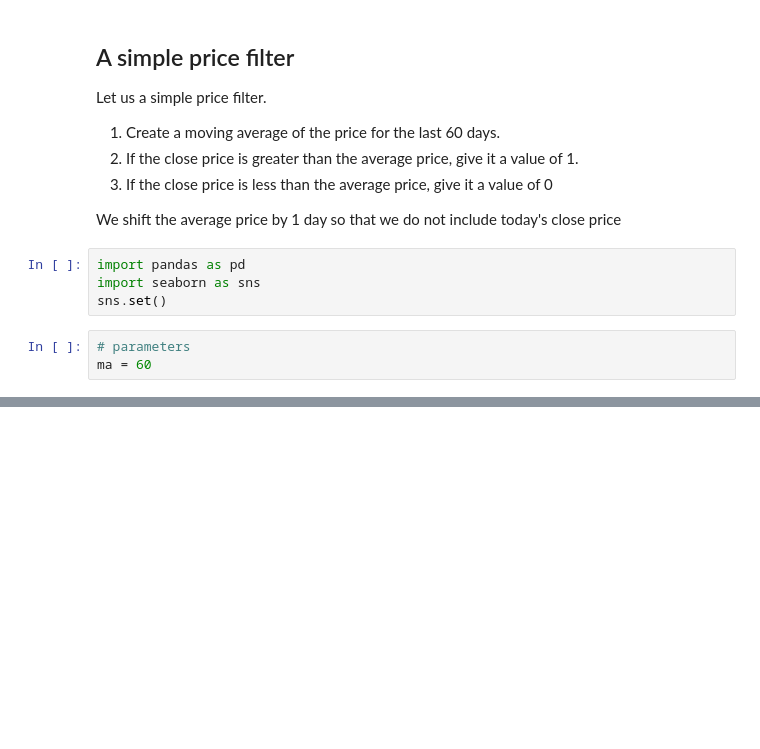
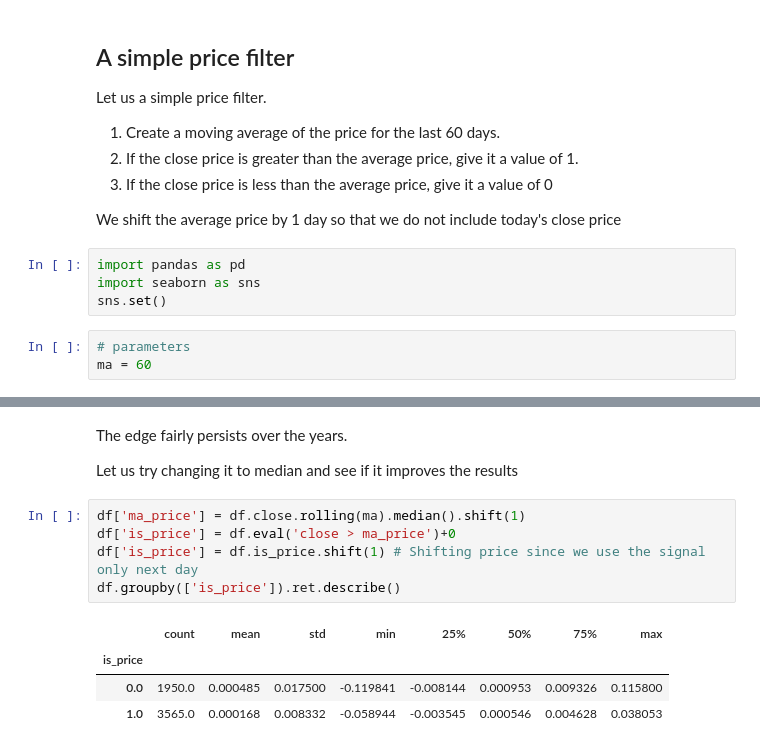
Before and after one commit to uberdeveloper/website, a Jupyter notebook: posts/notebooks/SimpleRegimeFilter.ipynb, the cells around one changed output, grey strips where cells are left out. Drawn from its saved outputs; the diff is of its cells as text; blank space fills up the shorter version.

```diff
--- a/posts/notebooks/SimpleRegimeFilter.ipynb
+++ b/posts/notebooks/SimpleRegimeFilter.ipynb
@@ -64,0 +73,14 @@ TODO
+# %% [markdown]
+The edge fairly persists over the years.
+
+Let us try changing it to median and see if it improves the results
+# %%
+df['ma_price'] = df.close.rolling(ma).median().shift(1)
+df['is_price'] = df.eval('close > ma_price')+0
+df['is_price'] = df.is_price.shift(1) # Shifting price since we use the signal only next day
+df.groupby(['is_price']).ret.describe()
+# %% [output]
+|  | count | mean | std | min | 25% | 50% | 75% | max |
+| is_price |  |  |  |  |  |  |  |  |
+| 0.0 | 1950.0 | 0.000485 | 0.017500 | -0.119841 | -0.008144 | 0.000953 | 0.009326 | 0.115800 |
+| 1.0 | 3565.0 | 0.000168 | 0.008332 | -0.058944 | -0.003545 | 0.000546 | 0.004628 | 0.038053 |
```
Also changed, not shown: parts of 6 cells of this notebook.
